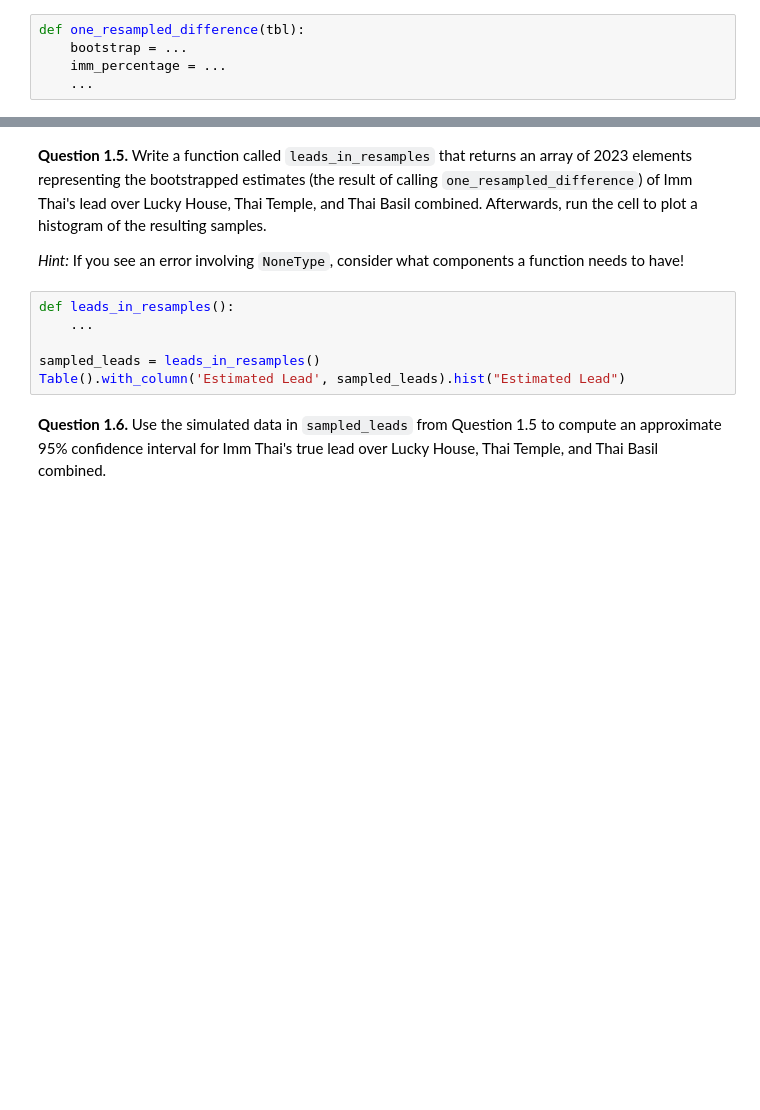
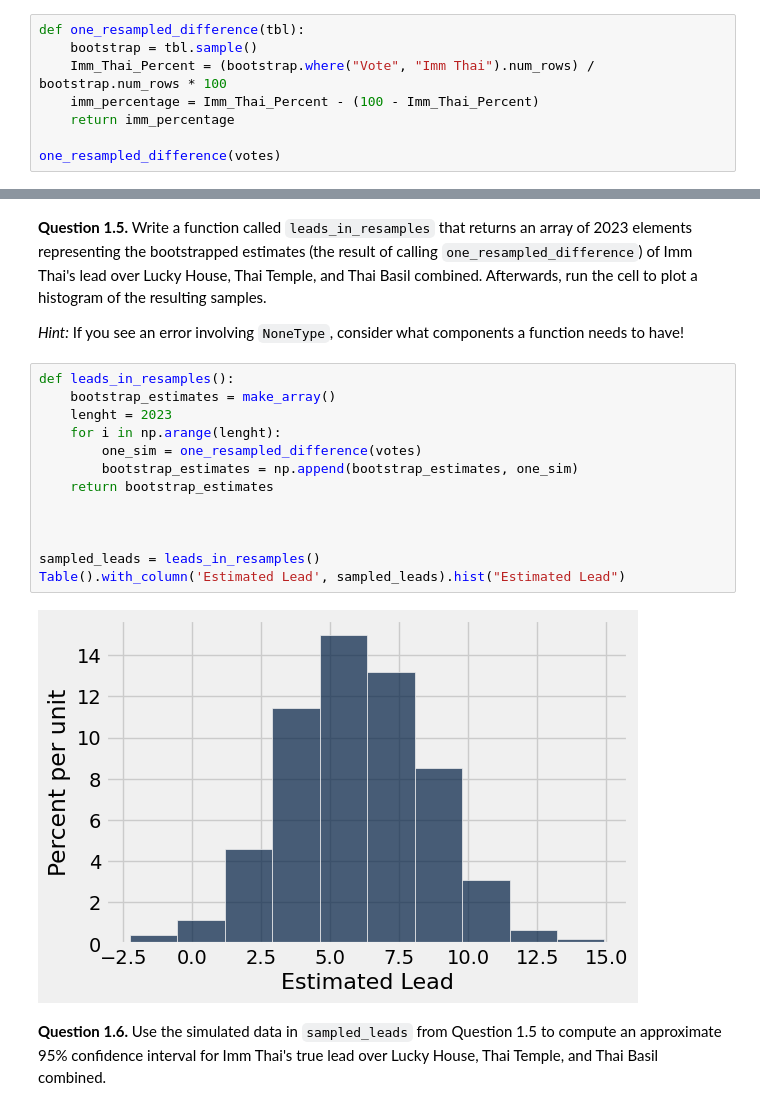
Before and after one commit to AndrewClough05/Intro-to-Data-Analytics-2.0, a Jupyter notebook: hw08/hw08.ipynb, the cells around one changed output, grey strips where cells are left out. Cells and saved outputs as stored; diff of their text form; blank space fills up the shorter version.

```diff
--- a/hw08/hw08.ipynb
+++ b/hw08/hw08.ipynb
@@ -134,8 +134,11 @@ Define the function `one_resampled_difference` that returns **exactly one value*
 *Hint 2:* Given a table of votes, how can you figure out what percentage of the votes are for a certain restaurant? **Be sure to use percentages, not proportions, for this question!**
 
 *Note:* If the skeleton code provided within the function is not helpful for you, feel free to approach the question using your own variables.
-# %%
-def one_resampled_difference(tbl):
-    bootstrap = ...
-    imm_percentage = ...
-    ...
+# %%
+def one_resampled_difference(tbl):
+    bootstrap = tbl.sample()
+    Imm_Thai_Percent = (bootstrap.where("Vote", "Imm Thai").num_rows) / bootstrap.num_rows * 100
+    imm_percentage = Imm_Thai_Percent - (100 - Imm_Thai_Percent)
+    return imm_percentage
+
+one_resampled_difference(votes)
@@ -149,10 +156,19 @@ grader.check("q1_4")
 *Hint:* If you see an error involving `NoneType`, consider what components a function needs to have!
 # %%
 def leads_in_resamples():
-    ...
+    bootstrap_estimates = make_array()
+    lenght = 2023
+    for i in np.arange(lenght):
+        one_sim = one_resampled_difference(votes)
+        bootstrap_estimates = np.append(bootstrap_estimates, one_sim)
+    return bootstrap_estimates
+
+
 
 sampled_leads = leads_in_resamples()
 Table().with_column('Estimated Lead', sampled_leads).hist("Estimated Lead")
+# %% [output]
+[figure, added]
 # %% [markdown]
 <!-- END QUESTION -->
 
```
Also changed, not shown: parts of 19 cells of this notebook, 2 other files.
